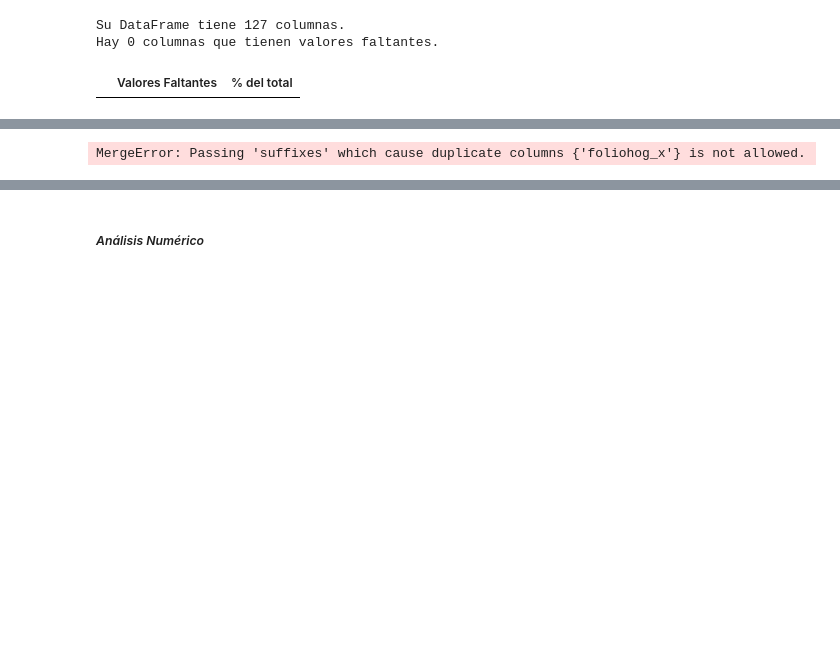
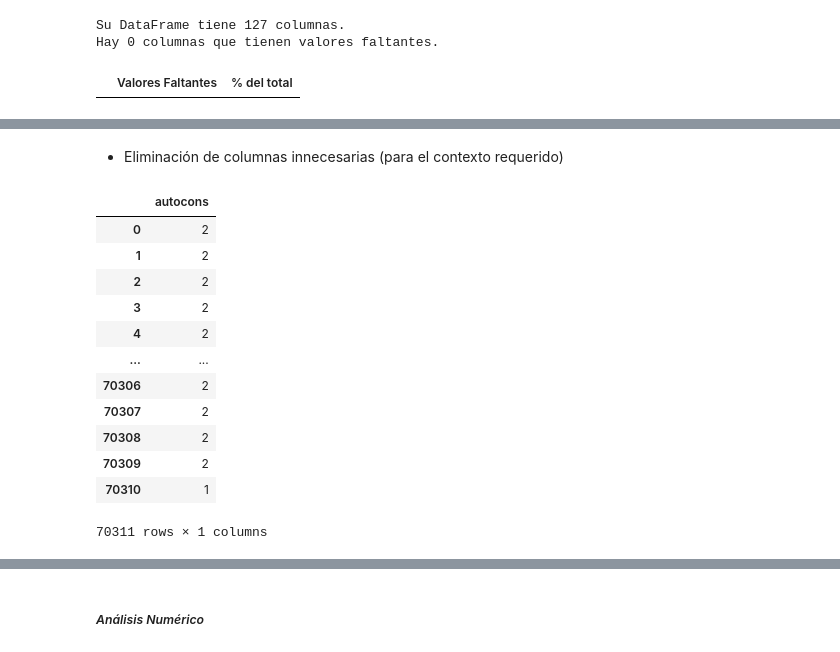
Before and after one commit to darmasrmez/ENIGH-project, a Jupyter notebook: EDA-CLEAN-ENIGH.ipynb, the cells around one changed output, grey strips where cells are left out. Saved outputs shown, nothing was run; the diff lists cells and outputs as text; code cells hidden in the pictures; blank space fills up the shorter version.

```diff
--- a/EDA-CLEAN-ENIGH.ipynb
+++ b/EDA-CLEAN-ENIGH.ipynb
@@ -348,7 +348,7 @@ Hay 45 columnas que tienen valores faltantes.
 # Eliminar columnas con más del 50% de valores faltantes
 def drop_missing_values(df):
     missing_values = df.isnull().sum() / len(df)
-    missing_values = missing_values[missing_values > 0.50].index
+    missing_values = missing_values[missing_values > 0.40].index
     df = df.drop(missing_values, axis=1)
     return df
 
@@ -382,18 +382,21 @@ Gastos Tarjetas: (9976, 6)
 Ingresos: (334337, 17)
 Concentrado Hogar: (70311, 127)
 Trabajos: (132095, 13)
-# %%
-# unir datasets en base a la columna folioviv ignorando columnas duplicadas
-viviendas_hogares = pd.merge(viviendas_copy, hogares_copy, on='folioviv', how='inner')
-viviendas_hogares_poblacion = pd.merge(viviendas_hogares, poblacion_copy, on='folioviv', how='inner')
-viviendas_hogares_poblacion_erogaciones = pd.merge(viviendas_hogares_poblacion, erogaciones_copy, on='folioviv', how='inner')
-viviendas_hogares_poblacion_erogaciones_gastoshogar = pd.merge(viviendas_hogares_poblacion_erogaciones, gastoshogar_copy, on='folioviv', how='inner')
-viviendas_hogares_poblacion_erogaciones_gastoshogar_gastotarjetas = pd.merge(viviendas_hogares_poblacion_erogaciones_gastoshogar, gastotarjetas_copy, on='folioviv', how='inner')
-viviendas_hogares_poblacion_erogaciones_gastoshogar_gastotarjetas_ingresos = pd.merge(viviendas_hogares_poblacion_erogaciones_gastoshogar_gastotarjetas, ingresos_enigh_copy, on='folioviv', how='inner')
-viviendas_hogares_poblacion_erogaciones_gastoshogar_gastotarjetas_ingresos_concentradohogar = pd.merge(viviendas_hogares_poblacion_erogaciones_gastoshogar_gastotarjetas_ingresos, concentradohogar_copy, on='folioviv', how='inner')
-total = pd.merge(viviendas_hogares_poblacion_erogaciones_gastoshogar_gastotarjetas_ingresos_concentradohogar, trabajos_copy, on='folioviv', how='inner')
-
-# Dimensiones de los datos
-print('Total:', total.shape)
-# %% [output]
-MergeError: Passing 'suffixes' which cause duplicate columns {'foliohog_x'} is not allowed.
+# %% [markdown]
+* Eliminación de columnas innecesarias (para el contexto requerido)
+# %%
+hogares_copy[['autocons']]
+# %% [output]
+|  | autocons |
+| 0 | 2 |
+| 1 | 2 |
+| 2 | 2 |
+| 3 | 2 |
+| 4 | 2 |
+| ... | ... |
+| 70306 | 2 |
+| 70307 | 2 |
+| 70308 | 2 |
+| 70309 | 2 |
+| 70310 | 1 |
+70311 rows × 1 columns
```
Also changed, not shown: parts of 10 cells of this notebook.
